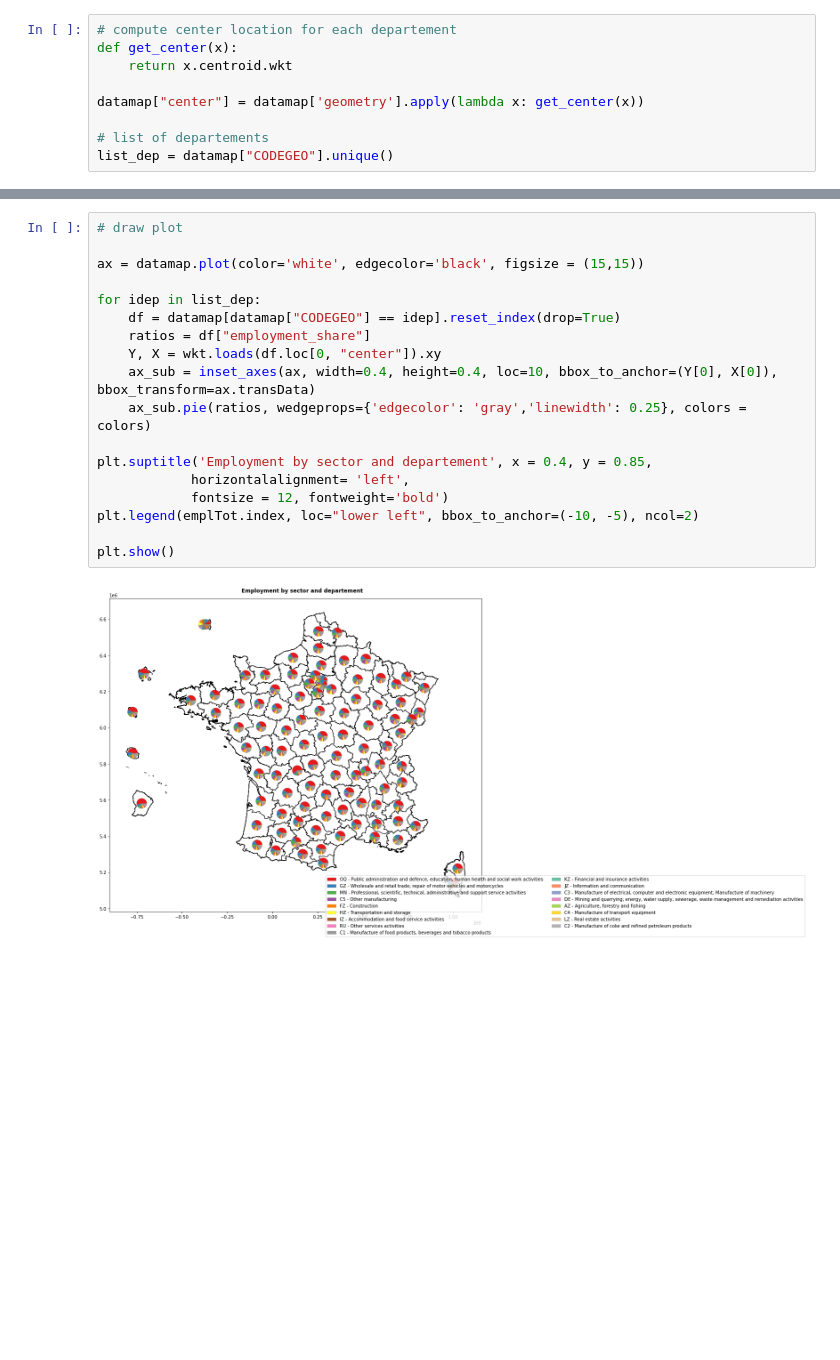
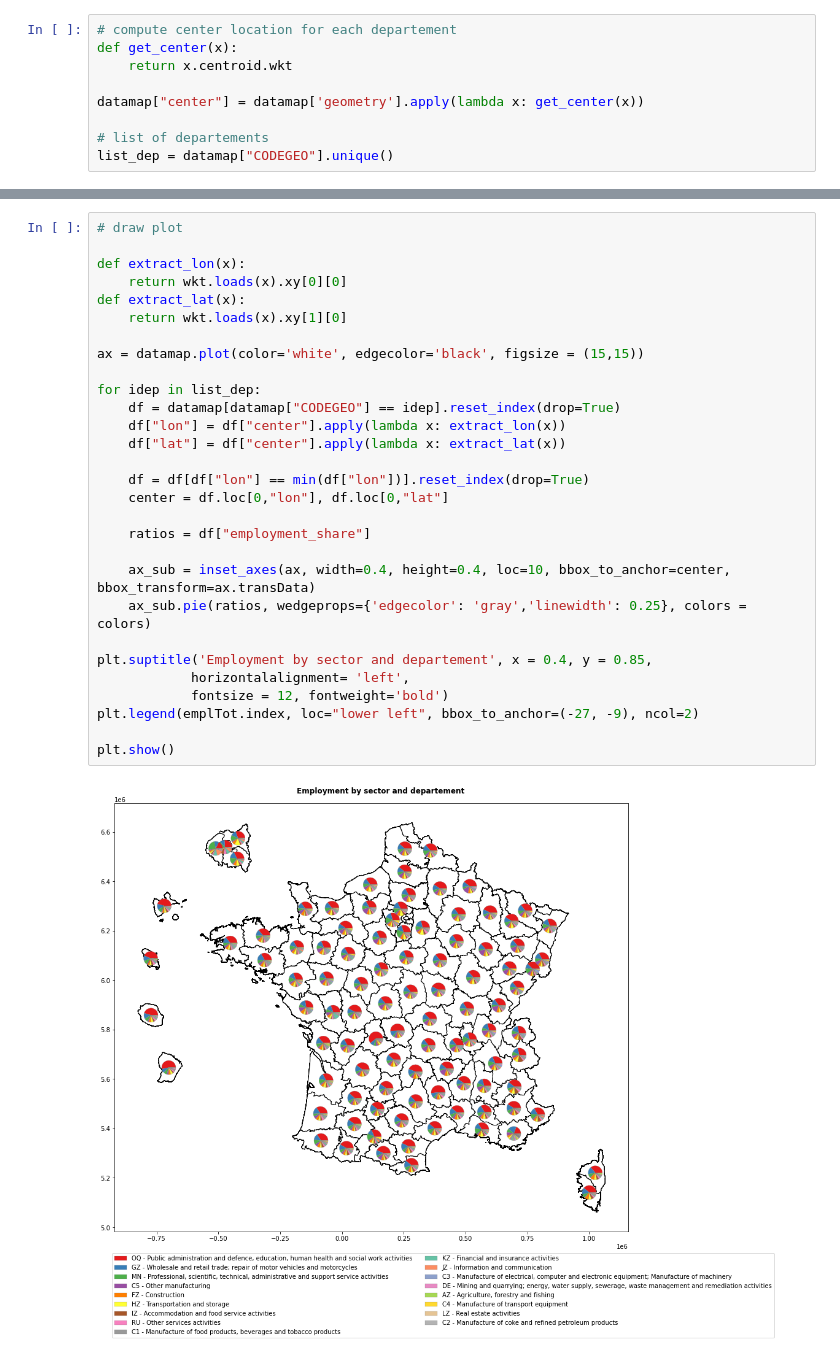
Before and after one commit to tfardet/pynsee, a Jupyter notebook: docs/examples/example_empl_sector_dep.ipynb, the cells around one changed output, grey strips where cells are left out. Drawn from its saved outputs; the diff is of its cells as text; blank space fills up the shorter version.

```diff
--- a/docs/examples/example_empl_sector_dep.ipynb
+++ b/docs/examples/example_empl_sector_dep.ipynb
@@ -121,21 +121,32 @@ datamap
 1785 rows × 19 columns
-# %%
-# draw plot
-
-ax = datamap.plot(color='white', edgecolor='black', figsize = (15,15))
-
-for idep in list_dep:
-    df = datamap[datamap["CODEGEO"] == idep].reset_index(drop=True)
-    ratios = df["employment_share"]
-    Y, X = wkt.loads(df.loc[0, "center"]).xy
-    ax_sub = inset_axes(ax, width=0.4, height=0.4, loc=10, bbox_to_anchor=(Y[0], X[0]), bbox_transform=ax.transData)
-    ax_sub.pie(ratios, wedgeprops={'edgecolor': 'gray','linewidth': 0.25}, colors = colors)
-
-plt.suptitle('Employment by sector and departement', x = 0.4, y = 0.85,
-            horizontalalignment= 'left',
-            fontsize = 12, fontweight='bold')
-plt.legend(emplTot.index, loc="lower left", bbox_to_anchor=(-10, -5), ncol=2)
-
-plt.show()
-# %% [output]
-[figure, removed]
+# %%
+# draw plot
+
+def extract_lon(x):
+    return wkt.loads(x).xy[0][0]
+def extract_lat(x):
+    return wkt.loads(x).xy[1][0]
+
+ax = datamap.plot(color='white', edgecolor='black', figsize = (15,15))
+
+for idep in list_dep:
+    df = datamap[datamap["CODEGEO"] == idep].reset_index(drop=True)
+    df["lon"] = df["center"].apply(lambda x: extract_lon(x))
+    df["lat"] = df["center"].apply(lambda x: extract_lat(x))
+
+    df = df[df["lon"] == min(df["lon"])].reset_index(drop=True)
+    center = df.loc[0,"lon"], df.loc[0,"lat"]
+
+    ratios = df["employment_share"]
+
+    ax_sub = inset_axes(ax, width=0.4, height=0.4, loc=10, bbox_to_anchor=center, bbox_transform=ax.transData)
+    ax_sub.pie(ratios, wedgeprops={'edgecolor': 'gray','linewidth': 0.25}, colors = colors)
+
+plt.suptitle('Employment by sector and departement', x = 0.4, y = 0.85,
+            horizontalalignment= 'left',
+            fontsize = 12, fontweight='bold')
+plt.legend(emplTot.index, loc="lower left", bbox_to_anchor=(-27, -9), ncol=2)
+
+plt.show()
+# %% [output]
+[figure, added]
```
Also changed, not shown: parts of 4 cells of this notebook.
